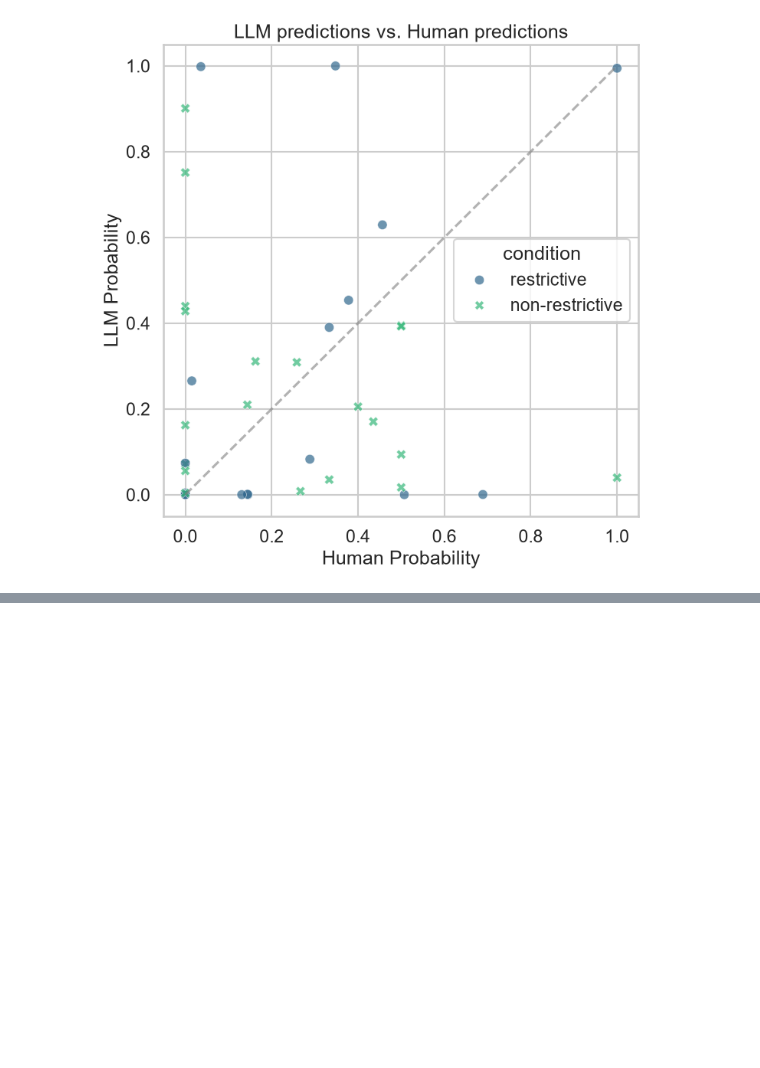
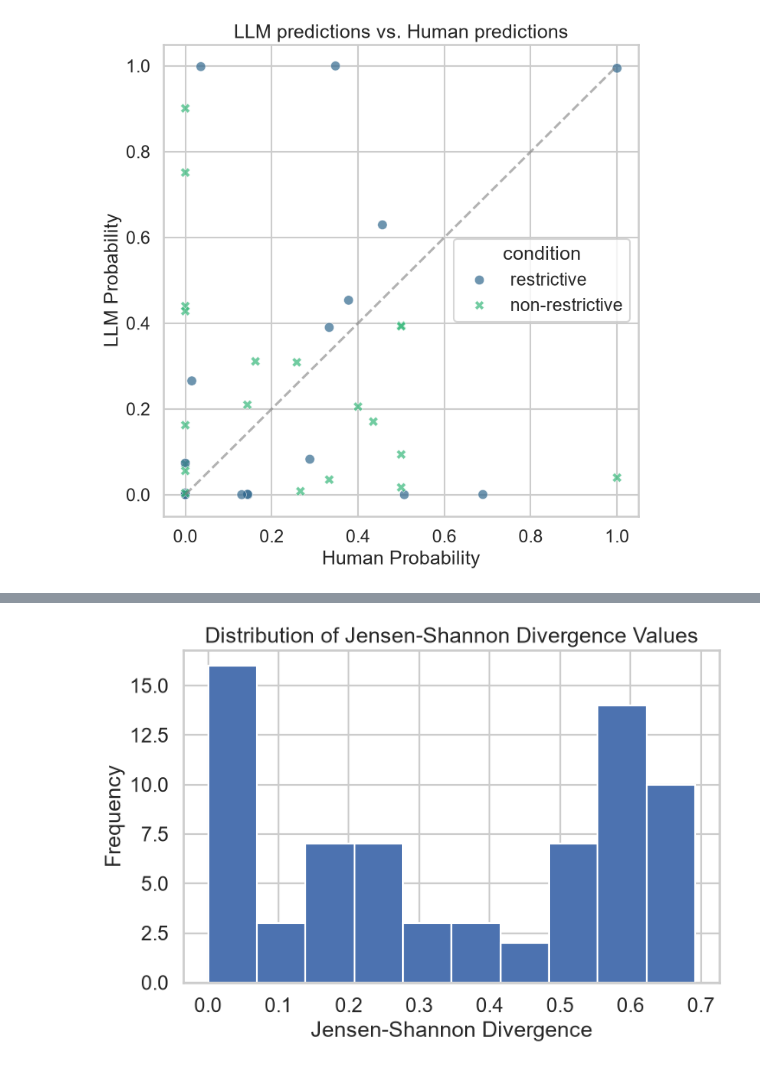
Before and after one commit to JonathanTheDuck/et26_VisualWorldParadigm, a Jupyter notebook: 02_analytics/compare/compare.ipynb, the cells around one changed output, grey strips where cells are left out. Saved outputs shown, nothing was run; the diff lists cells and outputs as text; code cells hidden in the pictures; blank space fills up the shorter version.

```diff
--- a/02_analytics/compare/compare.ipynb
+++ b/02_analytics/compare/compare.ipynb
@@ -215,0 +257,25 @@ Text(0.5, 1.0, 'LLM predictions vs. Human predictions')
+# %%
+sd_all_df = (
+    shared_df
+    .groupby(["stimuliId", "condition"])
+    .apply(
+        lambda g: jensenshannon(
+            g.sort_values("obj")["avg_percent"],
+            g.sort_values("obj")["P_norm"]
+        ) ** 2
+    )
+    .reset_index(name="JSD")
+)
+#sd_all_df=sd_all_df[sd_all_df["condition"]=="non-restrictive"]
+# %%
+plt.figure(figsize=(8, 5))
+
+plt.hist(sd_all_df["JSD"], bins=10)
+
+plt.xlabel("Jensen-Shannon Divergence")
+plt.ylabel("Frequency")
+plt.title("Distribution of Jensen-Shannon Divergence Values")
+
+plt.show()
+# %% [output]
+[figure, added]
```
Also changed, not shown: parts of 2 cells of this notebook.
